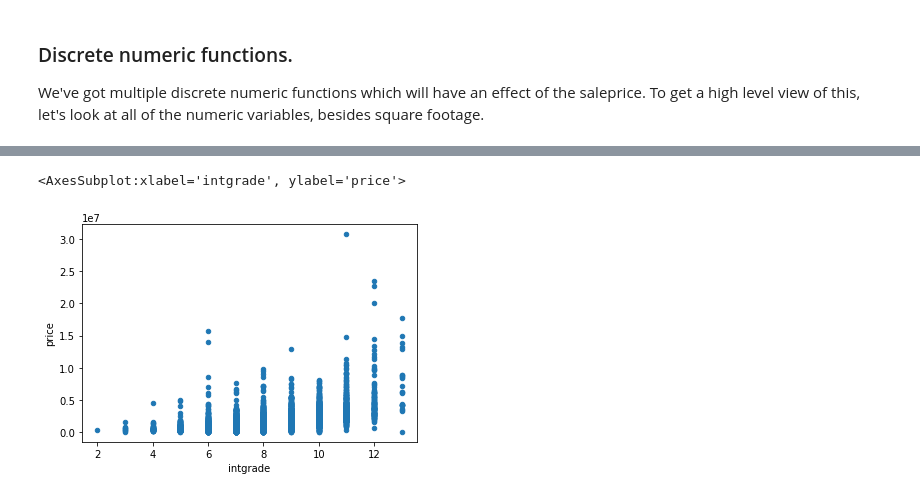
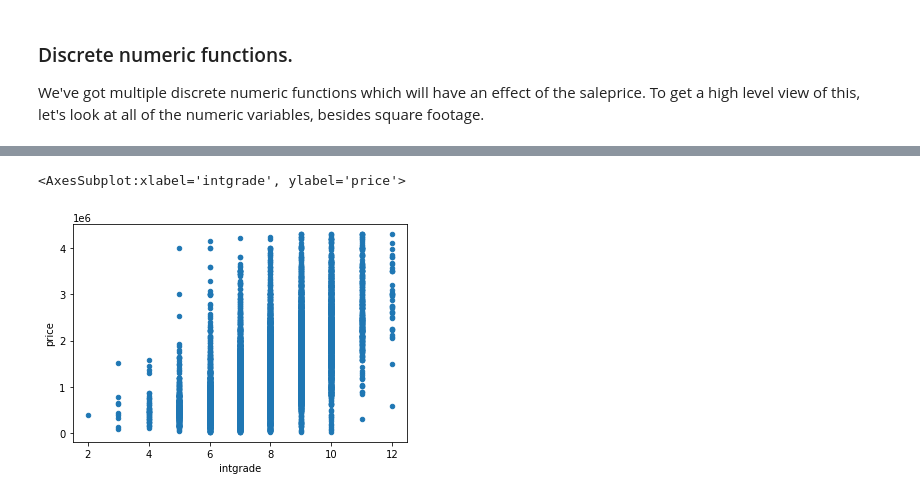
Before and after one commit to bennettandrewm/kings_county_real_estate_analysis, a Jupyter notebook: kings_county_real_estate_analysis.ipynb, the cells around one changed output, grey strips where cells are left out. Drawn from its saved outputs; the diff is of its cells as text; code cells hidden in the pictures.

```diff
--- a/kings_county_real_estate_analysis.ipynb
+++ b/kings_county_real_estate_analysis.ipynb
@@ -486,0 +513,3 @@ We can see here the maximum is quite high compared to the 75% percentile.
+# %%
+sqft_outlier = np.percentile(kc['sqft_living'], 99)
+sqft_outlier
@@ -486,0 +540,3 @@ We can see here the maximum is quite high compared to the 75% percentile.
+# %%
+price_outlier = np.percentile(kc['price'], 99)
+price_outlier
@@ -486,0 +549,4 @@ We can see here the maximum is quite high compared to the 75% percentile.
+# %%
+kc.drop(kc[kc['sqft_living'] > sqft_outlier].index, inplace=True)
+
+kc['sqft_living'].describe()
@@ -486,0 +565,4 @@ We can see here the maximum is quite high compared to the 75% percentile.
+# %%
+kc.drop(kc[kc['price'] > price_outlier].index, inplace=True)
+
+kc['price'].describe()
@@ -769,6 +874,5 @@ Whelp, the bedroom and bathroom information did not really help us. But before w
 # %%
 kc.plot.scatter('intgrade', 'price')
-kc.plot.scatter('intgrade', 'price')
 # %% [output]
 <AxesSubplot:xlabel='intgrade', ylabel='price'>
-[figure, old version]
+[figure, new version]
```
Also changed, not shown: parts of 92 cells of this notebook.
